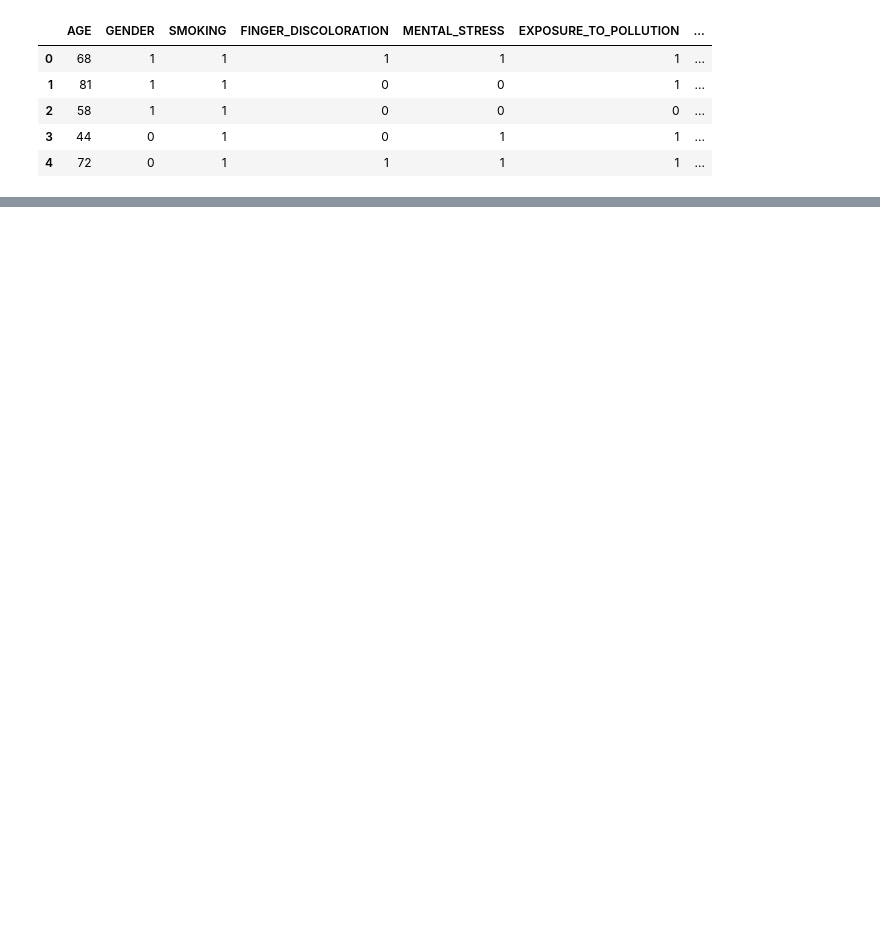
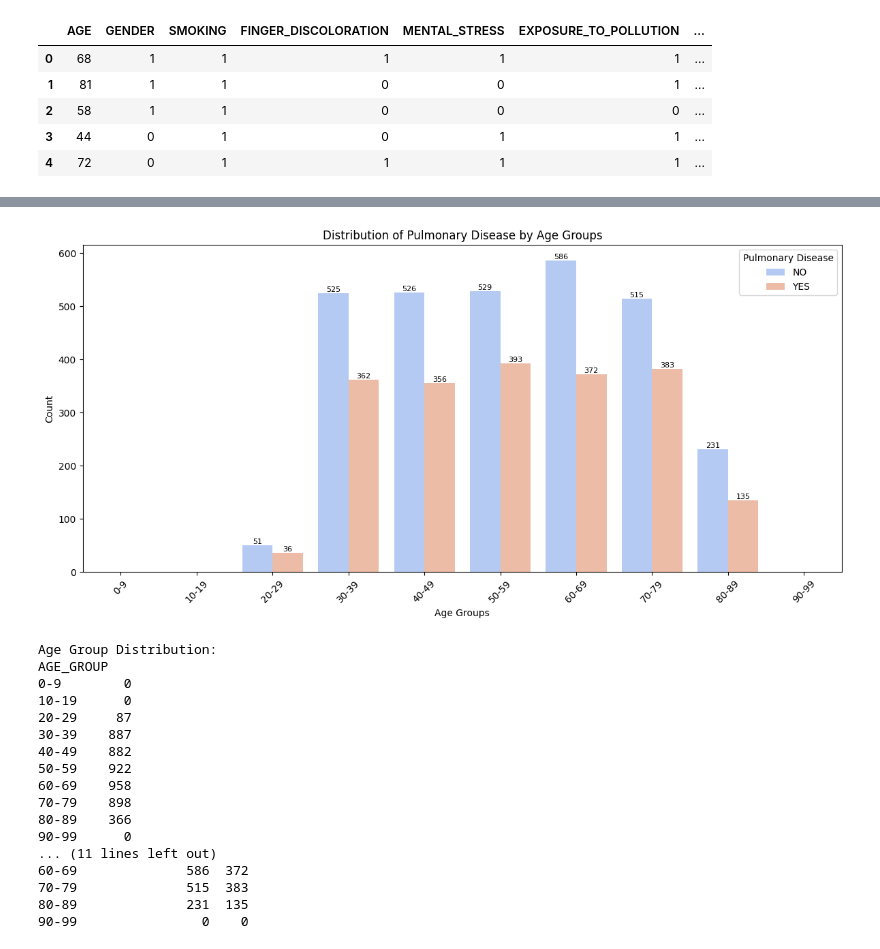
Before and after one commit to Ukandu20/Health-Analytics, a Jupyter notebook: Lung Cancer Prediction & Analysis/Lung_Cancer_Prediction.ipynb, the cells around one changed output, grey strips where cells are left out. Saved outputs shown, nothing was run; the diff lists cells and outputs as text; code cells hidden in the pictures; blank space fills up the shorter version.

```diff
--- a/Lung Cancer Prediction & Analysis/Lung_Cancer_Prediction.ipynb
+++ b/Lung Cancer Prediction & Analysis/Lung_Cancer_Prediction.ipynb
@@ -43,0 +32,61 @@ dtype: object
+# %%
+# Define age brackets dynamically
+age_brackets = list(range(0, 101, 10))  # 0-10, 11-20, ..., 91-100
+age_labels = [f"{age_brackets[i]}-{age_brackets[i+1]-1}" for i in range(len(age_brackets)-1)]
+
+
+
+# Create age groups
+df['AGE_GROUP'] = pd.cut(df['AGE'], bins=age_brackets, labels=age_labels, include_lowest=True)
+
+# Define plot settings
+plot_settings = {
+    'figsize': (12, 6),
+    'title': 'Distribution of Pulmonary Disease by Age Groups',
+    'xlabel': 'Age Groups',
+    'ylabel': 'Count',
+    'xticks_rotation': 45,
+    'legend_title': 'Pulmonary Disease'
+}
+
+# Create a visualization of age groups and pulmonary disease
+plt.figure(figsize=plot_settings['figsize'])
+ax = sns.countplot(data=df, x='AGE_GROUP', hue='PULMONARY_DISEASE', palette="coolwarm")
+
+# Add count labels efficiently using bar_label
+ax.bar_label(ax.containers[0], fmt='%d', label_type='edge', fontsize=8)
+ax.bar_label(ax.containers[1], fmt='%d', label_type='edge', fontsize=8)
+
+plt.title(plot_settings['title'])
+plt.xlabel(plot_settings['xlabel'])
+plt.ylabel(plot_settings['ylabel'])
+plt.xticks(rotation=plot_settings['xticks_rotation'])
+plt.legend(title=plot_settings['legend_title'])
+plt.tight_layout()
+plt.show()
+
+# Print the distribution with sorted order
+print("\nAge Group Distribution:")
+print(df['AGE_GROUP'].value_counts(sort=False))  # Keep order
+
+print("\nDistribution of cases by age groups and pulmonary disease:")
+print(df.groupby(['AGE_GROUP', 'PULMONARY_DISEASE'], observed=False).size().unstack())
+# %% [output]
+[figure, added]
+Age Group Distribution:
+AGE_GROUP
+0-9        0
+10-19      0
+20-29     87
+30-39    887
+40-49    882
+50-59    922
+60-69    958
+70-79    898
+80-89    366
+90-99      0
+... (11 lines left out)
+60-69              586  372
+70-79              515  383
+80-89              231  135
+90-99                0    0
```
Also changed, not shown: parts of 13 cells of this notebook.
